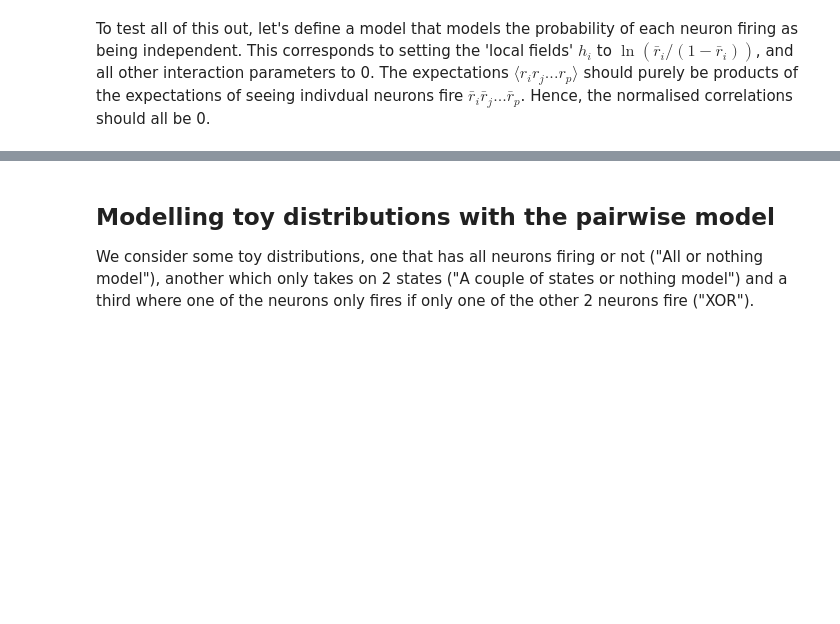
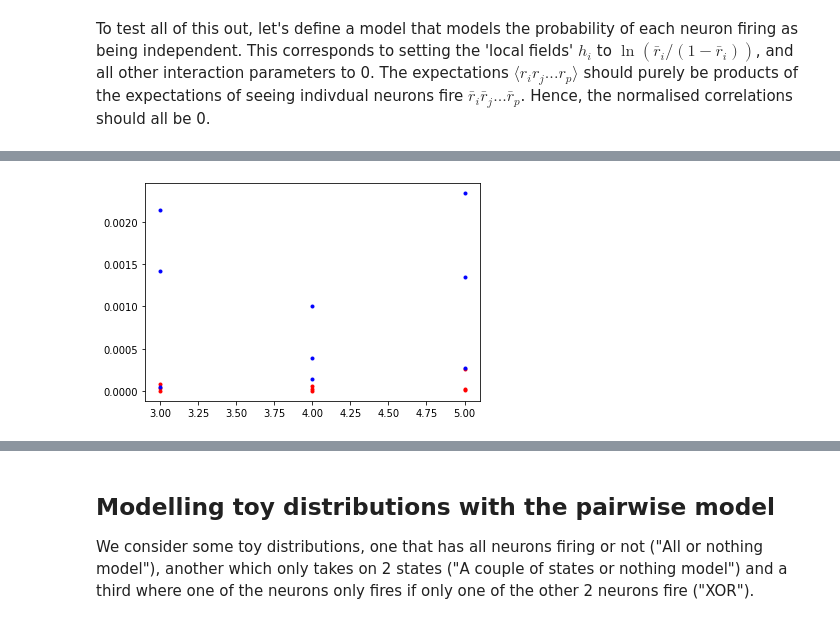
Before and after one commit to abramschon/Masters, a Jupyter notebook: PertRegime/PertRegime.ipynb, the cells around one changed output, grey strips where cells are left out. Cells and saved outputs as stored; diff of their text form; code cells hidden in the pictures; blank space fills up the shorter version.

```diff
--- a/PertRegime/PertRegime.ipynb
+++ b/PertRegime/PertRegime.ipynb
@@ -106,11 +105,14 @@ def get_statistics(p):
                 rho_b[i,j,k] = corrs_3[i,j,k] / (avgs[i]*avgs[j]*avgs[k]) - 1
 
     return avgs, corrs_2, corrs_3, rho, rho_b
+
+def f(x,y):
+    return (1+x)*(np.log(1+x) - np.log(1+y)) - (x-y)
 # %% [markdown]
 To test all of this out, let's define a model that models the probability of each neuron firing as being independent. This corresponds to setting the 'local fields' $h_i$ to $\ln(\bar{r}_i/(1-\bar{r}_i))$, and all other interaction parameters to 0. The expectations $\langle r_i r_j ... r_p \rangle$ should purely be products of the expectations of seeing indivdual neurons fire $\bar{r}_i \bar{r}_j ... \bar{r}_p$. Hence, the normalised correlations should all be 0.
 # %%
 N = 4
-r_bar = np.ones(N)*0.5
+r_bar = np.ones(N)*0.4
 h = -np.log(1/r_bar - 1)
 J = np.zeros((N,N))
 K = np.zeros((N,N,N))
@@ -138,0 +207,17 @@ get_statistics(p_ind)
+# %%
+N0 = 3 # starting no. spins
+Ns = 3 # range of size of spins we consider
+reps = 3
+
+Store_D_KL_pair = np.zeros((Ns,reps))
+Store_D_KL_ind = np.zeros_like(Store_D_KL_pair)
+Store_PD_KL_pair = np.zeros_like(Store_D_KL_pair)
+Store_PD_KL_ind = np.zeros_like(Store_D_KL_pair)
+
+for n in range(Ns):
+    for i in range(reps):
+        D_KL_pair, D_KL_ind, PD_KL_pair, PD_KL_ind = get_divergences(N0+n)
+        Store_D_KL_pair[n,i] = D_KL_pair
+        Store_D_KL_ind[n,i] = D_KL_ind
+        Store_PD_KL_pair[n,i] = PD_KL_pair
+        Store_PD_KL_ind[n,i] = PD_KL_ind
@@ -138,0 +242,9 @@ get_statistics(p_ind)
+# %%
+y = Store_D_KL_pair.flatten()
+x = (np.ones((Ns,reps)).T*np.arange(N0,N0+Ns)).T.flatten()
+plt.plot(x,y,"r.")
+y = Store_PD_KL_pair.flatten()
+plt.plot(x,y,"b.")
+plt.show()
+# %% [output]
+[figure, added]
```
Also changed, not shown: parts of 8 cells of this notebook, 1 other file.
